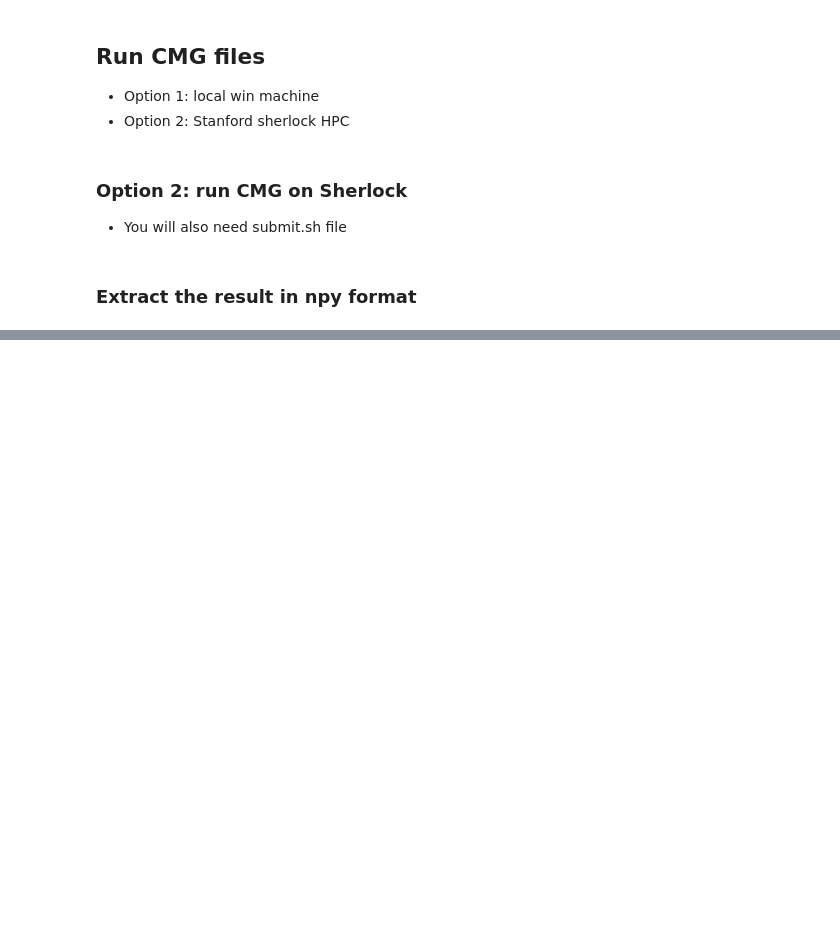
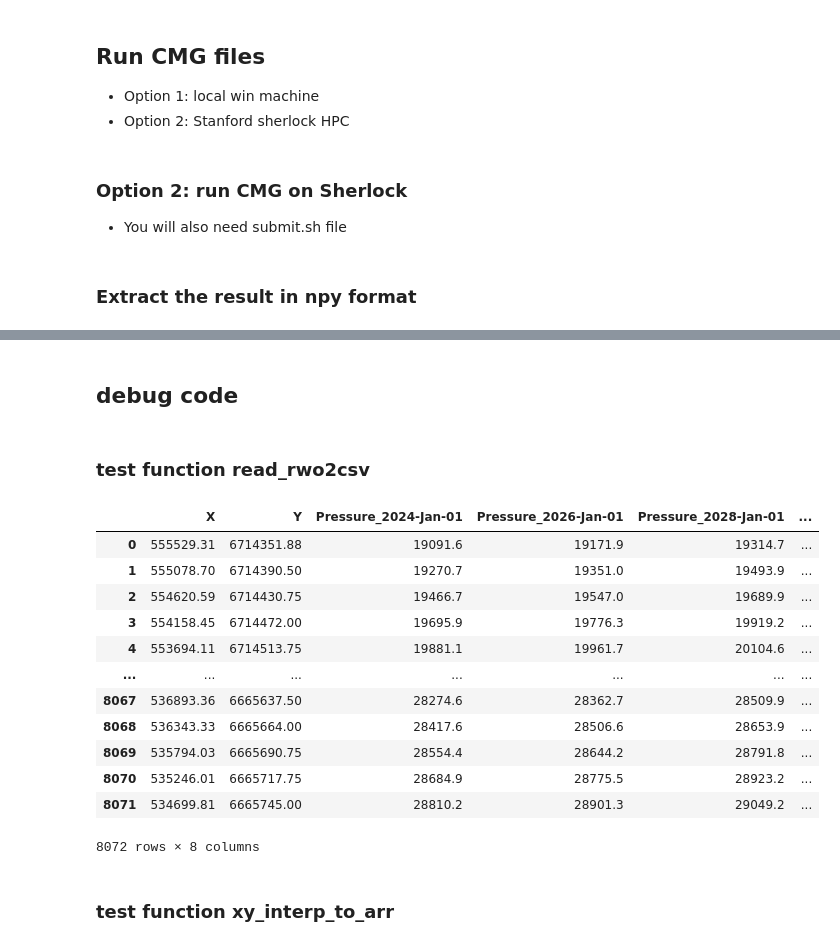
Before and after one commit to JihuiDing/pyCCUS-public, a Jupyter notebook: demo/example_file_JD.ipynb, the cells around one changed output, grey strips where cells are left out. Saved outputs shown, nothing was run; the diff lists cells and outputs as text; code cells hidden in the pictures; blank space fills up the shorter version.

```diff
--- a/demo/example_file_JD.ipynb
+++ b/demo/example_file_JD.ipynb
@@ -149,0 +118,4 @@ wrt_cmgrwd_grids(sim_sr3=case_name,
+# %% [markdown]
+## debug code
+# %% [markdown]
+### test function read_rwo2csv
@@ -149,0 +177,19 @@ wrt_cmgrwd_grids(sim_sr3=case_name,
+# %%
+df = read_rwo2csv(path2file=os.path.join(folder_path, 'datfiles', 'rwo_case2', 'case2_PRES_layer1.rwo'))
+df
+# %% [output]
+|  | X | Y | Pressure_2024-Jan-01 | Pressure_2026-Jan-01 | Pressure_2028-Jan-01 | ... |
+| 0 | 555529.31 | 6714351.88 | 19091.6 | 19171.9 | 19314.7 | ... |
+| 1 | 555078.70 | 6714390.50 | 19270.7 | 19351.0 | 19493.9 | ... |
+| 2 | 554620.59 | 6714430.75 | 19466.7 | 19547.0 | 19689.9 | ... |
+| 3 | 554158.45 | 6714472.00 | 19695.9 | 19776.3 | 19919.2 | ... |
+| 4 | 553694.11 | 6714513.75 | 19881.1 | 19961.7 | 20104.6 | ... |
+| ... | ... | ... | ... | ... | ... | ... |
+| 8067 | 536893.36 | 6665637.50 | 28274.6 | 28362.7 | 28509.9 | ... |
+| 8068 | 536343.33 | 6665664.00 | 28417.6 | 28506.6 | 28653.9 | ... |
+| 8069 | 535794.03 | 6665690.75 | 28554.4 | 28644.2 | 28791.8 | ... |
+| 8070 | 535246.01 | 6665717.75 | 28684.9 | 28775.5 | 28923.2 | ... |
+| 8071 | 534699.81 | 6665745.00 | 28810.2 | 28901.3 | 29049.2 | ... |
+8072 rows × 8 columns
+# %% [markdown]
+### test function xy_interp_to_arr
```
Also changed, not shown: parts of 13 cells of this notebook, 1 other file.
